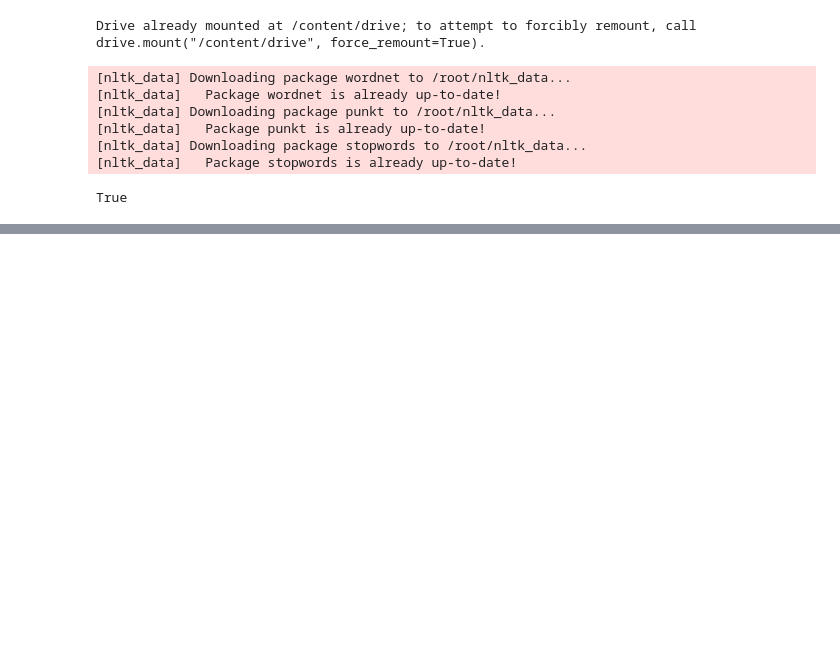
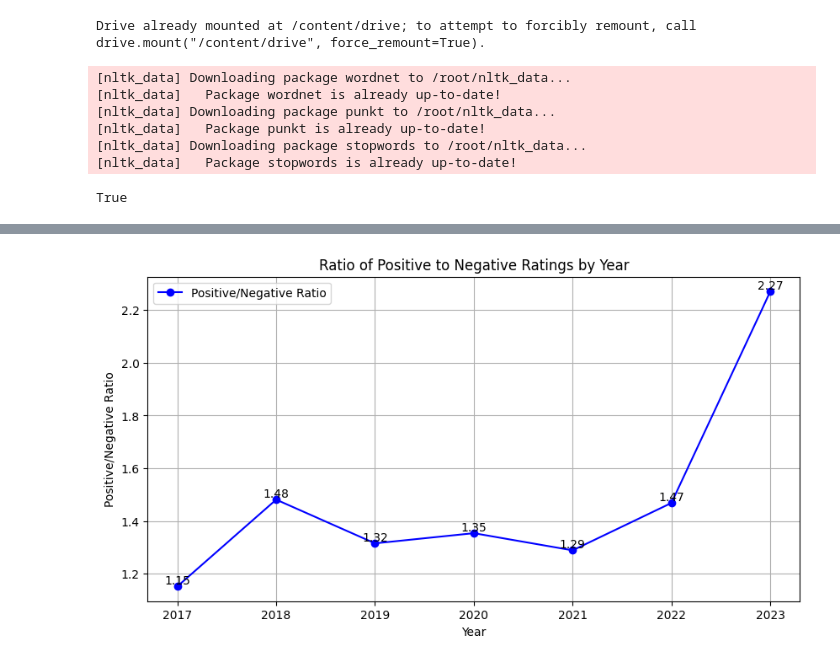
Before and after one commit to Christinahhb/UoG-ACCFIN5233-Group3, a Jupyter notebook: Information code/Garmin.ipynb, the cells around one changed output, grey strips where cells are left out. Saved outputs shown, nothing was run; the diff lists cells and outputs as text; code cells hidden in the pictures; blank space fills up the shorter version.

```diff
--- a/Information code/Garmin.ipynb
+++ b/Information code/Garmin.ipynb
@@ -393,27 +337,16 @@ plt.show()
 # %%
 ratios = [pos / neg for pos, neg in zip(result, negresults)]
 
 
-# 创建图表
 plt.figure(figsize=(10, 5))
-
-# 绘制点线图
 plt.plot(years, ratios, marker='o', linestyle='-', color='blue', label='Positive/Negative Ratio')
-
-# 添加数据点数值
 for (x, y) in zip(years, ratios):
-    plt.text(x, y, f'{y:.2f}', color='red', fontsize=10, ha='center', va='bottom')
-
-# 添加图例
+    plt.text(x, y, f'{y:.2f}', color='black', fontsize=10, ha='center', va='bottom')
 plt.legend()
-
-# 添加标题和标签
 plt.title('Ratio of Positive to Negative Ratings by Year')
 plt.xlabel('Year')
 plt.ylabel('Positive/Negative Ratio')
-
-# 显示网格
 plt.grid(True)
-
-# 显示图表
 plt.show()
+# %% [output]
+[figure, added]
```
Also changed, not shown: parts of 18 cells of this notebook, 7 other files.
